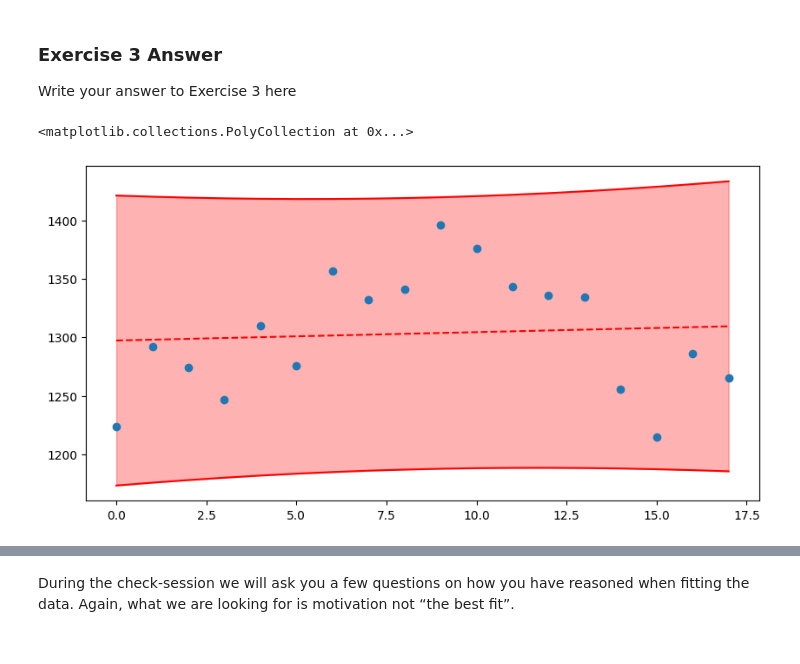
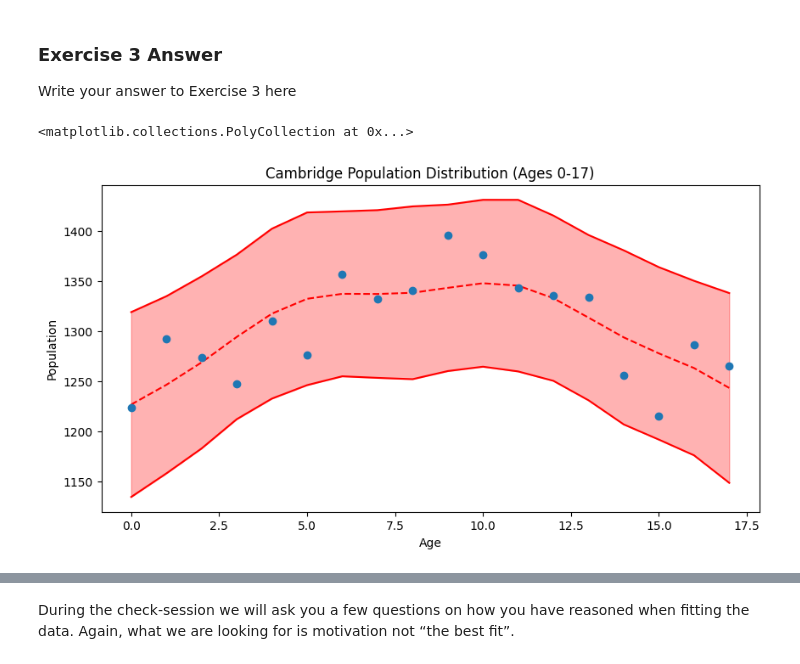
Before and after one commit to Pidongg/pz286_ads_2024, a Jupyter notebook: _notebooks/03-address_glm.ipynb, the cells around one changed output, grey strips where cells are left out. Cells and saved outputs as stored; diff of their text form; code cells hidden in the pictures.

```diff
--- a/_notebooks/03-address_glm.ipynb
+++ b/_notebooks/03-address_glm.ipynb
@@ -932,21 +889,30 @@ Write your answer to Exercise 3 here
 # %%
 # Use this box for any code you need
 # For Cambridge:
 # [1] age 0 - 17:
 x = np.arange(18)
 y = age_df[[i for i in range(18)]].loc['Cambridge']
 
-x_linear = sm.add_constant(x)
+x_linear = np.column_stack([
+    np.ones_like(x),
+    x,
+    np.sin(x),
+    x**2
+])
+
 cambridge_linear = sm.OLS(y,x_linear).fit()
 
 y_pred_linear = cambridge_linear.get_prediction(x_linear).summary_frame(alpha=0.05)
 
 fig, ax = plt.subplots(figsize=(10, 5))
 ax.scatter(x, y, zorder=2)
+ax.set_xlabel('Age')
+ax.set_ylabel('Population')
+ax.set_title('Cambridge Population Distribution (Ages 0-17)')
 ax.plot(x, y_pred_linear['mean'], color='red', linestyle='--', zorder=1)
 ax.plot(x, y_pred_linear['obs_ci_lower'], color='red', linestyle='-', zorder=1)
 ax.plot(x, y_pred_linear['obs_ci_upper'], color='red', linestyle='-', zorder=1)
 ax.fill_between(x.flatten(), y_pred_linear['obs_ci_lower'], y_pred_linear['obs_ci_upper'], color='red', alpha=0.3, zorder=1)
 # %% [output]
 <matplotlib.collections.PolyCollection at 0x...>
-[figure, old version]
+[figure, new version]
```
Also changed, not shown: parts of 35 cells of this notebook.
